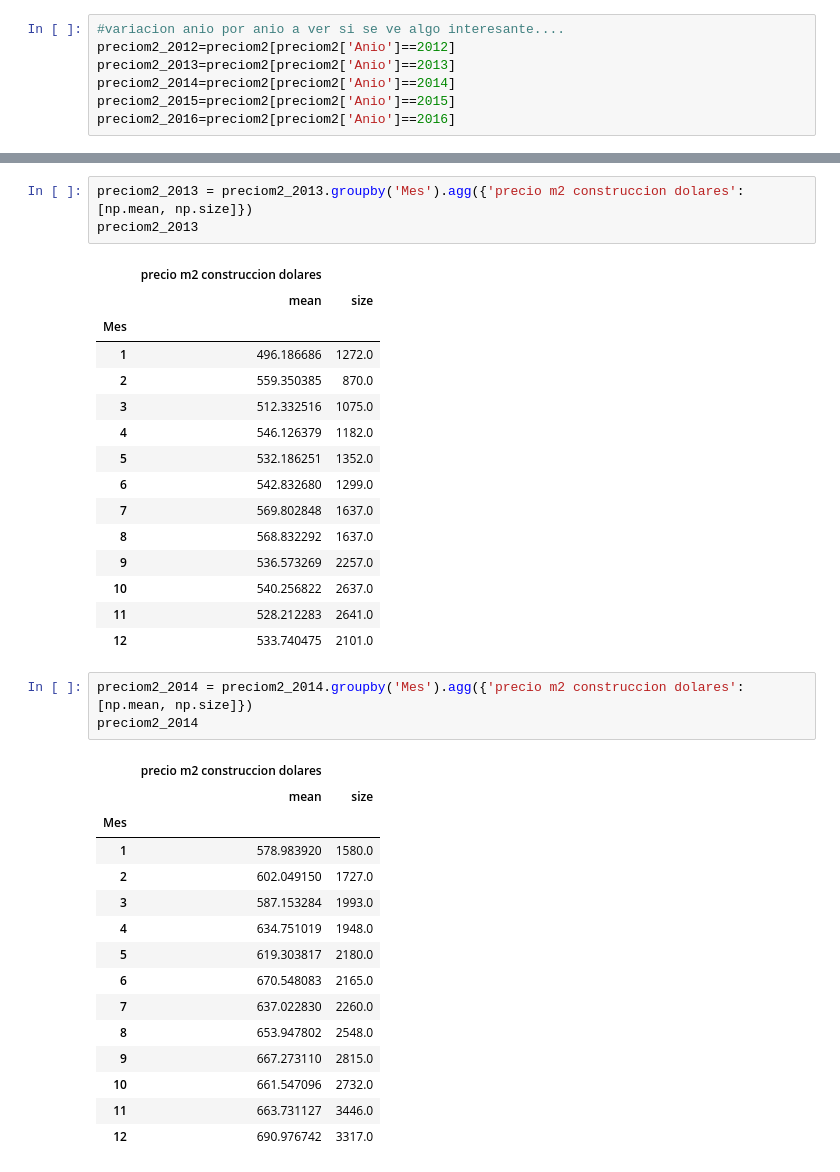
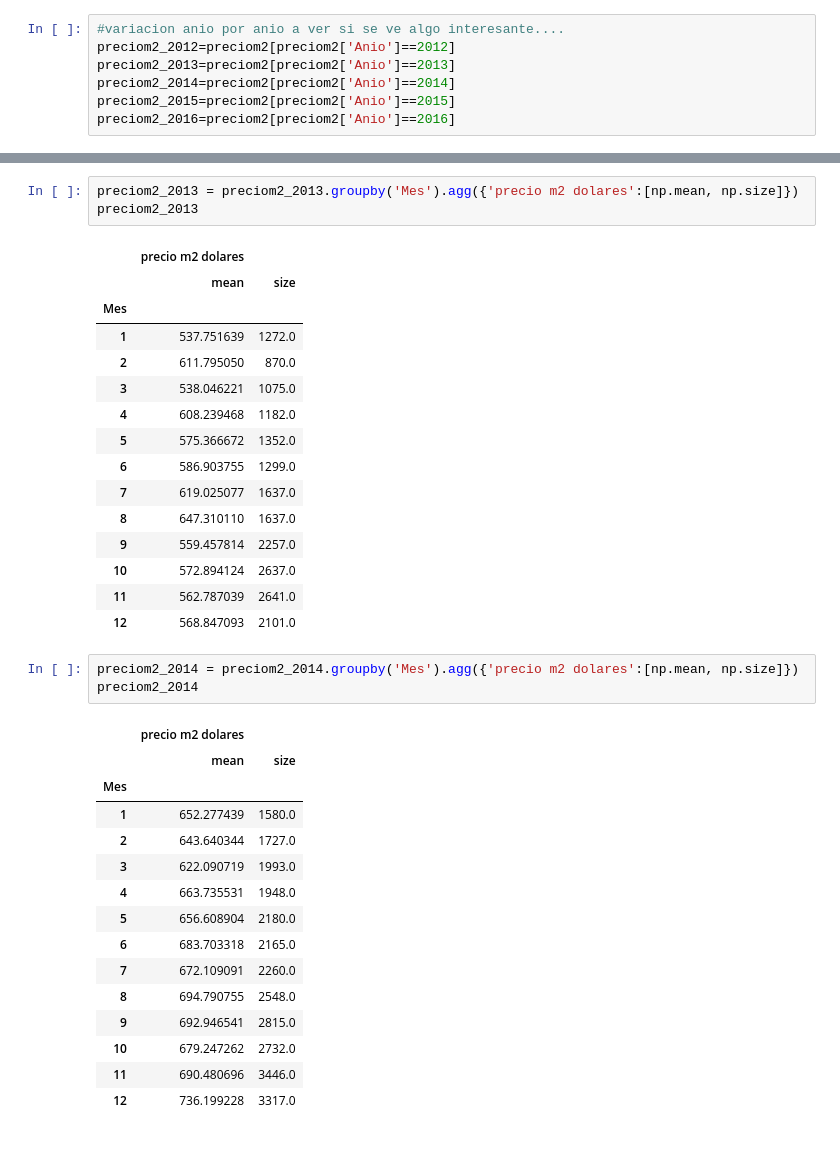
Before and after one commit to SergioCalvani/75.06-Datos-TP1-2019, a Jupyter notebook: Notebooks/AnalisisExploratorio.ipynb, the cells around one changed output, grey strips where cells are left out. Saved outputs shown, nothing was run; the diff lists cells and outputs as text.

```diff
--- a/Notebooks/AnalisisExploratorio.ipynb
+++ b/Notebooks/AnalisisExploratorio.ipynb
@@ -224,39 +227,39 @@ preciom2_2012
 # %%
-preciom2_2013 = preciom2_2013.groupby('Mes').agg({'precio m2 construccion dolares':[np.mean, np.size]})
+preciom2_2013 = preciom2_2013.groupby('Mes').agg({'precio m2 dolares':[np.mean, np.size]})
 preciom2_2013
 # %% [output]
-|  | precio m2 construccion dolares |  |
+|  | precio m2 dolares |  |
 |  | mean | size |
 | Mes |  |  |
-| 1 | 496.186686 | 1272.0 |
-| 2 | 559.350385 | 870.0 |
-| 3 | 512.332516 | 1075.0 |
-| 4 | 546.126379 | 1182.0 |
-| 5 | 532.186251 | 1352.0 |
-| 6 | 542.832680 | 1299.0 |
-| 7 | 569.802848 | 1637.0 |
-| 8 | 568.832292 | 1637.0 |
-| 9 | 536.573269 | 2257.0 |
-| 10 | 540.256822 | 2637.0 |
-| 11 | 528.212283 | 2641.0 |
-| 12 | 533.740475 | 2101.0 |
+| 1 | 537.751639 | 1272.0 |
+| 2 | 611.795050 | 870.0 |
+| 3 | 538.046221 | 1075.0 |
+| 4 | 608.239468 | 1182.0 |
+| 5 | 575.366672 | 1352.0 |
+| 6 | 586.903755 | 1299.0 |
+| 7 | 619.025077 | 1637.0 |
+| 8 | 647.310110 | 1637.0 |
+| 9 | 559.457814 | 2257.0 |
+| 10 | 572.894124 | 2637.0 |
+| 11 | 562.787039 | 2641.0 |
+| 12 | 568.847093 | 2101.0 |
 # %%
-preciom2_2014 = preciom2_2014.groupby('Mes').agg({'precio m2 construccion dolares':[np.mean, np.size]})
+preciom2_2014 = preciom2_2014.groupby('Mes').agg({'precio m2 dolares':[np.mean, np.size]})
 preciom2_2014
 # %% [output]
-|  | precio m2 construccion dolares |  |
+|  | precio m2 dolares |  |
 |  | mean | size |
 | Mes |  |  |
-| 1 | 578.983920 | 1580.0 |
-| 2 | 602.049150 | 1727.0 |
-| 3 | 587.153284 | 1993.0 |
-| 4 | 634.751019 | 1948.0 |
-| 5 | 619.303817 | 2180.0 |
-| 6 | 670.548083 | 2165.0 |
-| 7 | 637.022830 | 2260.0 |
-| 8 | 653.947802 | 2548.0 |
-| 9 | 667.273110 | 2815.0 |
-| 10 | 661.547096 | 2732.0 |
-| 11 | 663.731127 | 3446.0 |
-| 12 | 690.976742 | 3317.0 |
+| 1 | 652.277439 | 1580.0 |
+| 2 | 643.640344 | 1727.0 |
+| 3 | 622.090719 | 1993.0 |
+| 4 | 663.735531 | 1948.0 |
+| 5 | 656.608904 | 2180.0 |
+| 6 | 683.703318 | 2165.0 |
+| 7 | 672.109091 | 2260.0 |
+| 8 | 694.790755 | 2548.0 |
+| 9 | 692.946541 | 2815.0 |
+| 10 | 679.247262 | 2732.0 |
+| 11 | 690.480696 | 3446.0 |
+| 12 | 736.199228 | 3317.0 |
 # %%
```
Also changed, not shown: parts of 10 cells of this notebook.
